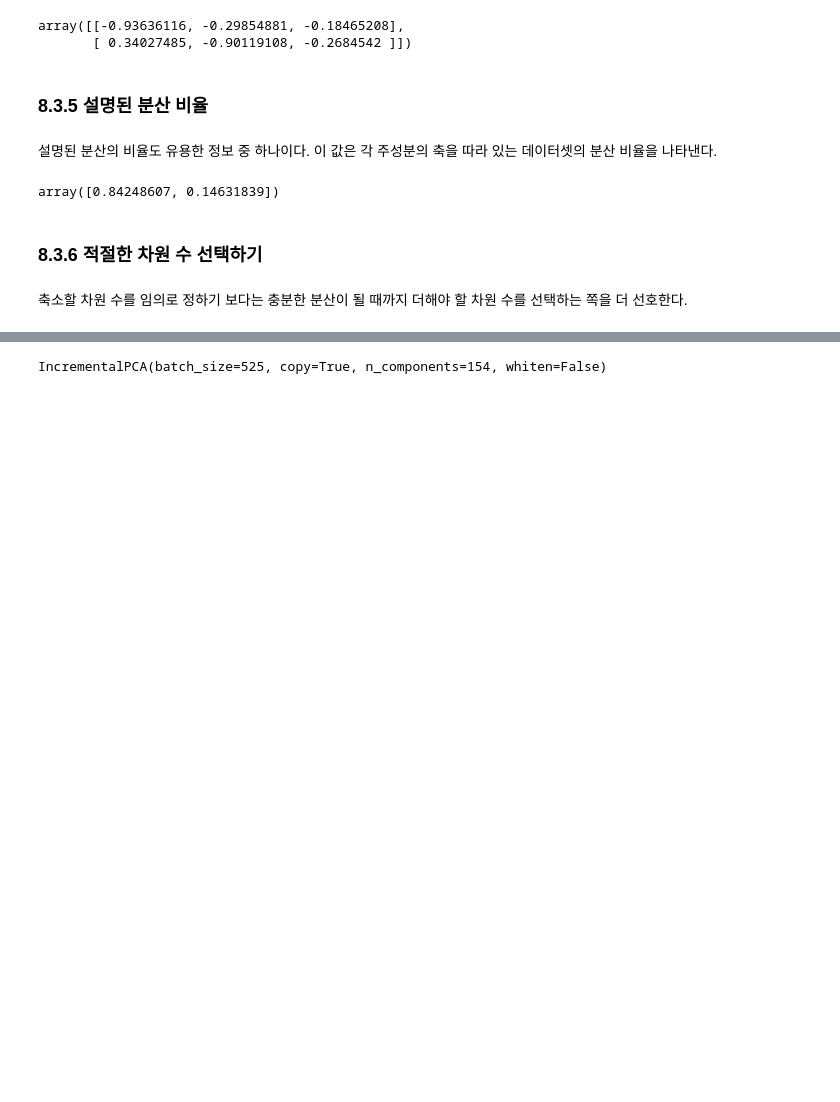
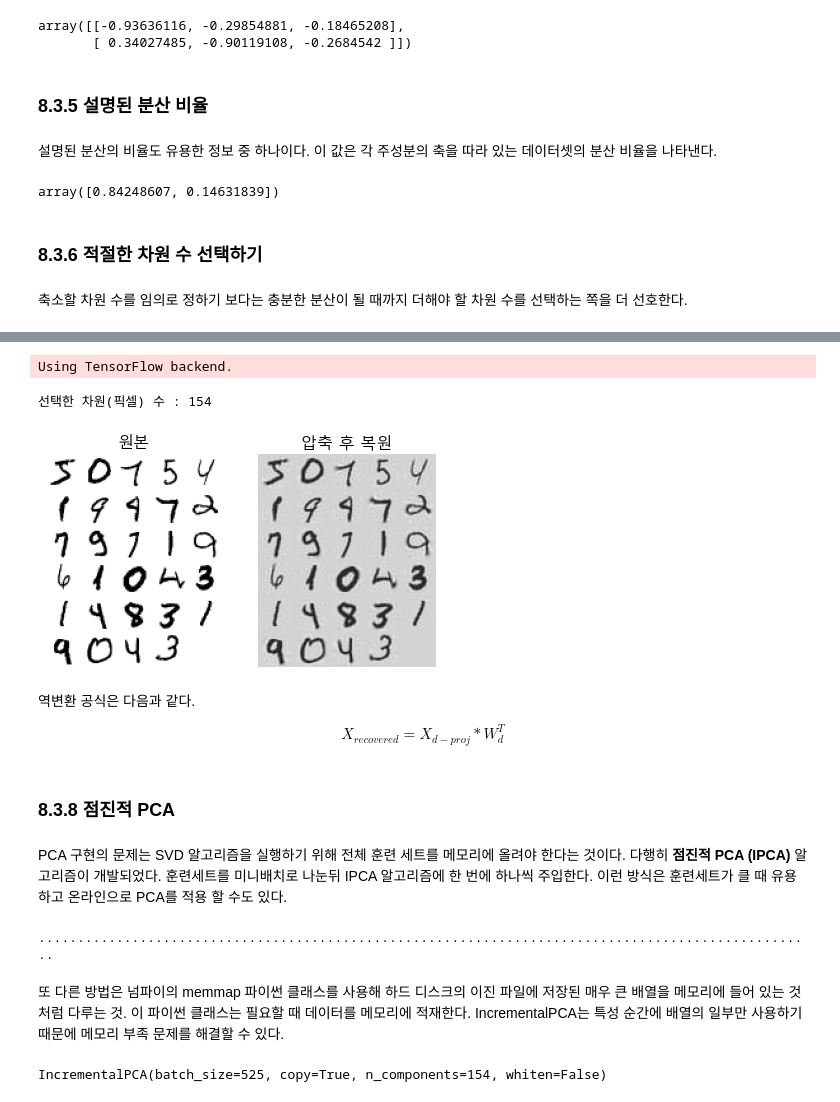
Before and after one commit to HyoJungChoi/Hands-on-ml, a Jupyter notebook: chapter8_Dimensionality_Reduction.ipynb, the cells around one changed output, grey strips where cells are left out. Cells and saved outputs as stored; diff of their text form; code cells hidden in the pictures; blank space fills up the shorter version.

```diff
--- a/chapter8_Dimensionality_Reduction.ipynb
+++ b/chapter8_Dimensionality_Reduction.ipynb
@@ -268,9 +267,3 @@ array([0.84248607, 0.14631839])
 ### 8.3.6 적절한 차원 수 선택하기
 # %% [markdown]
 축소할 차원 수를 임의로 정하기 보다는 충분한 분산이 될 때까지 더해야 할 차원 수를 선택하는 쪽을 더 선호한다.
-# %%
-from six.moves import urllib
-# from sklearn.datasets import fetch_mldata
-# mnist = fetch_mldata('MNIST original')
-from sklearn.datasets import fetch_openml
-mnist = fetch_openml('mnist_784', version=1)
@@ -294,9 +295,70 @@ X_reduced=pca.fit_transform(X_train)
+# %%
+# MNISt 데이터셋을 154차원으로 압축하고 inverse_transform() 메서드를 사용해 784차원으로 복원
+from keras.datasets import mnist
+
+# MNIST load
+(train_x, train_y), (test_x, test_y) = mnist.load_data()
+
+# reshape
+train_x = train_x.reshape(-1, 28*28)
+
+pca = PCA(n_components=0.95)
+X_reduced = pca.fit_transform(train_x)
+# %% [output]
+Using TensorFlow backend.
+# %%
+print('선택한 차원(픽셀) 수 :', pca.n_components_)
+# %% [output]
+선택한 차원(픽셀) 수 : 154
+# %%
+X_recovered = pca.inverse_transform(X_reduced)
+# %%
+
+def plot_digits(instances, images_per_row=5, **options):
+    size = 28
+    images_per_row = min(len(instances), images_per_row)
+    images = [instance.reshape(size,size) for instance in instances]
+    n_rows = (len(instances) - 1) // images_per_row + 1
+    row_images = []
+    n_empty = n_rows * images_per_row - len(instances)
+    images.append(np.zeros((size, size * n_empty)))
+    for row in range(n_rows):
+        rimages = images[row * images_per_row : (row + 1) * images_per_row]
+        row_images.append(np.concatenate(rimages, axis=1))
+    image = np.concatenate(row_images, axis=0)
+    plt.imshow(image, cmap = matplotlib.cm.binary, **options)
+    plt.axis("off")
+# %%
+plt.figure(figsize=(7, 4))
+plt.subplot(121)
+plot_digits(train_x[::2100])
+plt.title("원본", fontsize=16)
+plt.subplot(122)
+plot_digits(X_recovered[::2100])
+plt.title("압축 후 복원", fontsize=16)
+plot_digits(X_recovered[::2100])
+# %% [output]
+[figure, added]
+# %% [markdown]
+역변환 공식은 다음과 같다.
+
+
+$$ X_{recovered} = X_{d-proj} * W_{d}^T $$
+# %% [markdown]
+### 8.3.8 점진적 PCA
+# %% [markdown]
+PCA 구현의 문제는 SVD 알고리즘을 실행하기 위해 전체 훈련 세트를 메모리에 올려야 한다는 것이다. 다행히 **점진적 PCA (IPCA)** 알고리즘이 개발되었다. 훈련세트를 미니배치로 나눈뒤 IPCA 알고리즘에 한 번에 하나씩 주입한다. 이런 방식은 훈련세트가 클 때 유용하고 온라인으로 PCA를 적용 할 수도 있다.
 # %%
+#다음 코드는 MNIST 데이터셋을 100개의 미니배치로 나누고 사이킷런의 INcrementalPCA 파이썬 클래스를 주입해 차원으로 154개로 줄인다.
+
 from sklearn.decomposition import IncrementalPCA
 
-n_batches=100
-inc_pca=IncrementalPCA(n_components=154)
-for X_batch in np.array_split(X_train,n_batches):
-    inc_pca.partial_fit(X_batch)
+n_batches = 100
+inc_pca = IncrementalPCA(n_components=154)
+for batch_x in np.array_split(train_x, n_batches):
+    print(".", end="") # not shown in the book
+    inc_pca.partial_fit(batch_x)
 
-X_reduced=inc_pca.transform(X_train)
+X_reduced = inc_pca.transform(train_x)
+# %% [output]
+....................................................................................................
@@ -310,3 +365,5 @@ X_mm[:] = X_train
+# %% [markdown]
+또 다른 방법은 넘파이의 memmap 파이썬 클래스를 사용해 하드 디스크의 이진 파일에 저장된 매우 큰 배열을 메모리에 들어 있는 것처럼 다루는 것. 이 파이썬 클래스는 필요할 때 데이터를 메모리에 적재한다. IncrementalPCA는 특성 순간에 배열의 일부만 사용하기 때문에 메모리 부족 문제를 해결할 수 있다.
 # %%
 
 X_mm=np.memmap(filename, dtype="float32", mode="readonly", shape=(m,n))
```
Also changed, not shown: parts of 30 cells of this notebook.
